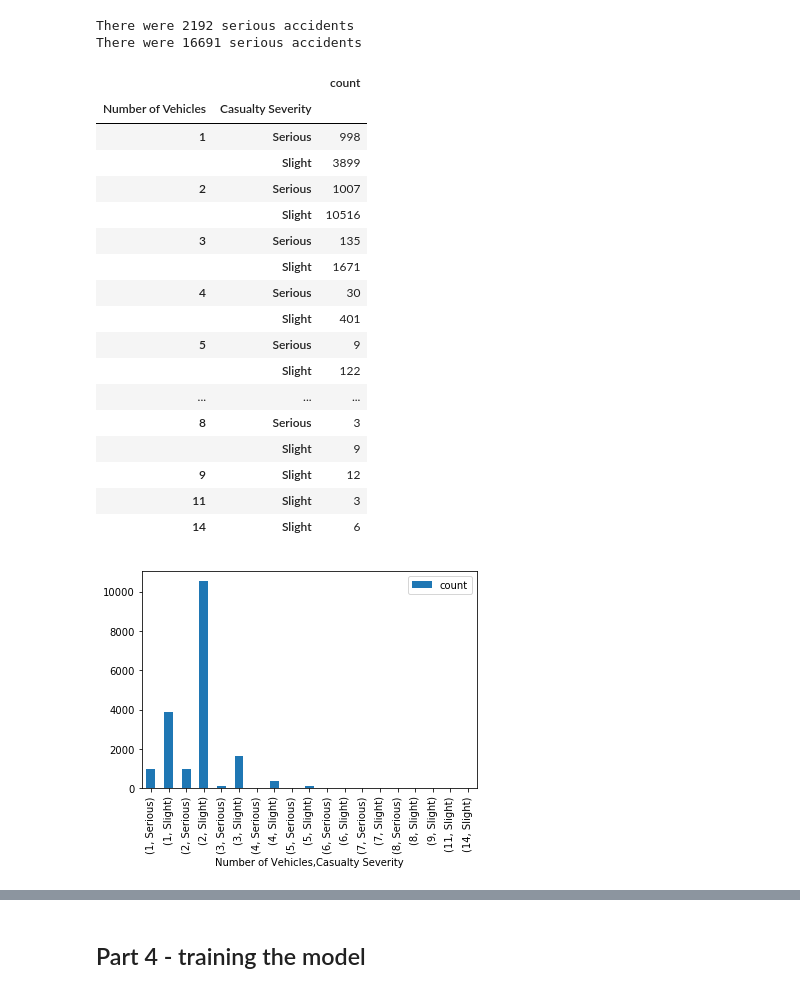
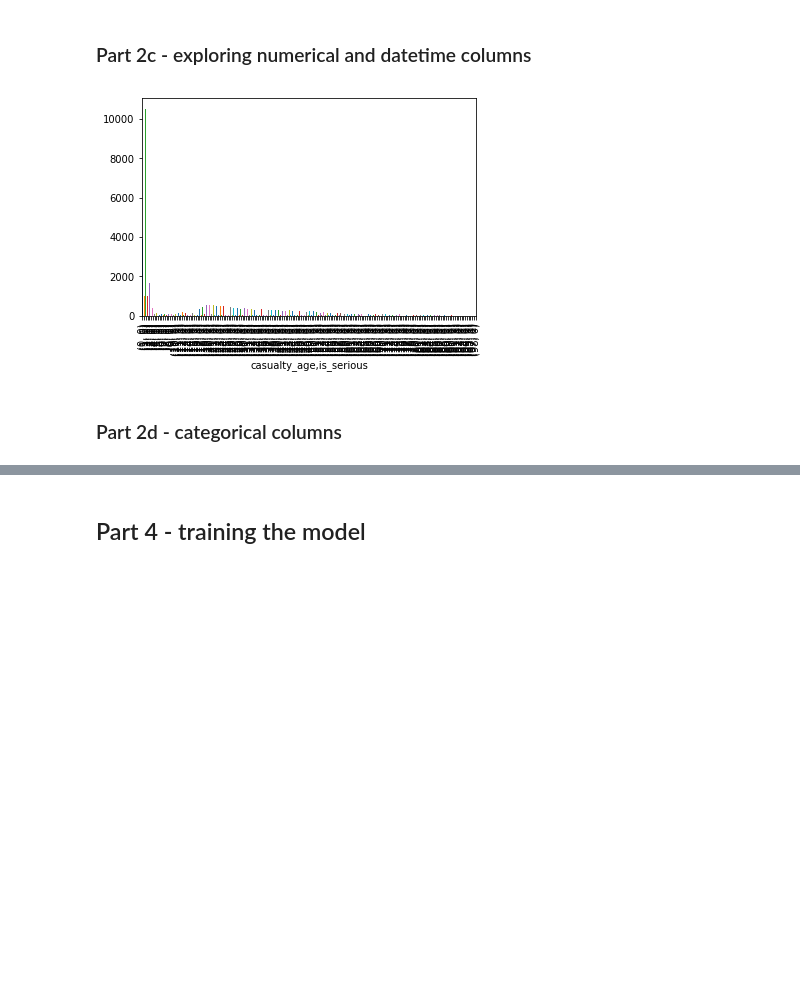
Before and after one commit to INRIX-rebecca-davey/python-ml-workshop, a Jupyter notebook: code/complete_notebook.ipynb, the cells around one changed output, grey strips where cells are left out. Drawn from its saved outputs; the diff is of its cells as text; code cells hidden in the pictures; blank space fills up the shorter version.

```diff
--- a/code/complete_notebook.ipynb
+++ b/code/complete_notebook.ipynb
@@ -68,3 +190,0 @@ numericalColumnsToCheck = []
-# %%
-# we'll be using this file from now on! It's been through the process of cleaning and preparing
-df = pd.read_csv("../data/cleaned-with-latlng.csv", encoding='latin1')
@@ -73,10 +190,0 @@ df = pd.read_csv("../data/cleaned-with-latlng.csv", encoding='latin1')
-# %%
-# have a look at distribution of slight/serious end cases
-
-numSerious = len(df[df['Casualty Severity'] == 'Serious'])
-print("There were {} serious accidents".format(numSerious))
-numSerious = len(df[df['Casualty Severity'] == 'Slight'])
-print("There were {} serious accidents".format(numSerious))
-# %% [output]
-There were 2192 serious accidents
-There were 16691 serious accidents
@@ -85,25 +190,0 @@ There were 16691 serious accidents
-# %%
-colName = 'Number of Vehicles'
-results = df.groupby([colName, 'Casualty Severity'])[colName].agg(['count'])
-results.plot.bar()
-results
-# %% [output]
-|  |  | count |
-| Number of Vehicles | Casualty Severity |  |
-| 1 | Serious | 998 |
-|  | Slight | 3899 |
-| 2 | Serious | 1007 |
-|  | Slight | 10516 |
-| 3 | Serious | 135 |
-|  | Slight | 1671 |
-| 4 | Serious | 30 |
-|  | Slight | 401 |
-| 5 | Serious | 9 |
-|  | Slight | 122 |
-| ... | ... | ... |
-| 8 | Serious | 3 |
-|  | Slight | 9 |
-| 9 | Slight | 12 |
-| 11 | Slight | 3 |
-| 14 | Slight | 6 |
-[figure, removed]
@@ -112,0 +191,12 @@ results
+# %% [markdown]
+### Part 2c - exploring numerical and datetime columns
+# %%
+# numerical columns - are they useful? Do we want to do anything with them?
+
+numericalColumns = ['num_vehicles', 'casualty_age']
+
+for numCol in numericalColumns:
+    grouped = df.groupby([numCol, 'is_serious']).size()
+    grouped.plot.bar()
+# %% [output]
+[figure, added]
@@ -112,0 +257,2 @@ results
+# %% [markdown]
+### Part 2d - categorical columns
```
Also changed, not shown: parts of 57 cells of this notebook.
